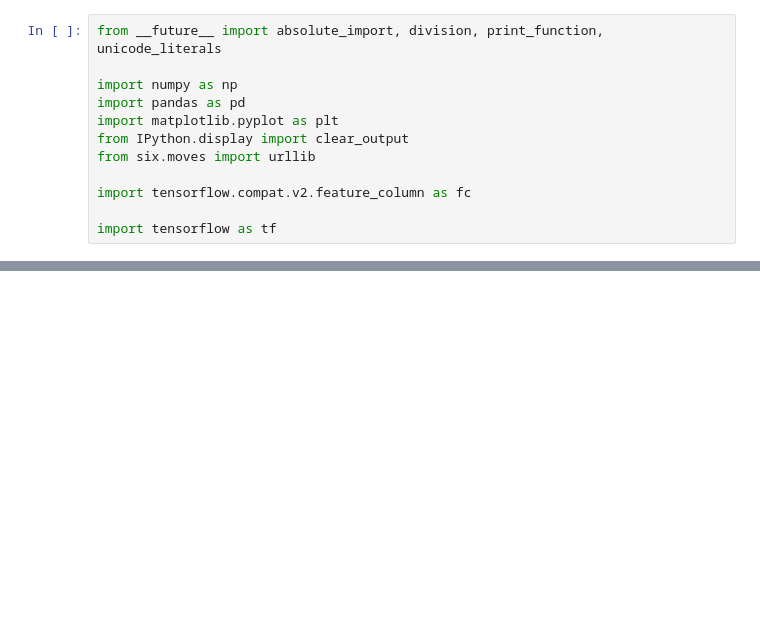
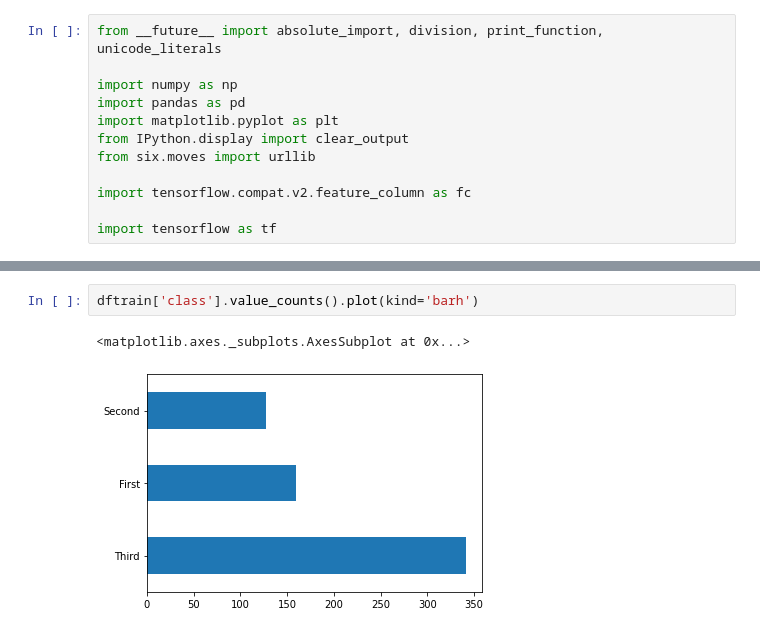
Before and after one commit to JibrilTheUltimateFlugel/TensorflowTest, a Jupyter notebook: TensorflowTutorialAlgorithms.ipynb, the cells around one changed output, grey strips where cells are left out. Drawn from its saved outputs; the diff is of its cells as text; blank space fills up the shorter version.

```diff
--- a/TensorflowTutorialAlgorithms.ipynb
+++ b/TensorflowTutorialAlgorithms.ipynb
@@ -26,0 +76,5 @@ print(dftrain.head())
+# %%
+dftrain['class'].value_counts().plot(kind='barh')
+# %% [output]
+<matplotlib.axes._subplots.AxesSubplot at 0x...>
+[figure, added]
```
Also changed, not shown: parts of 10 cells of this notebook.
